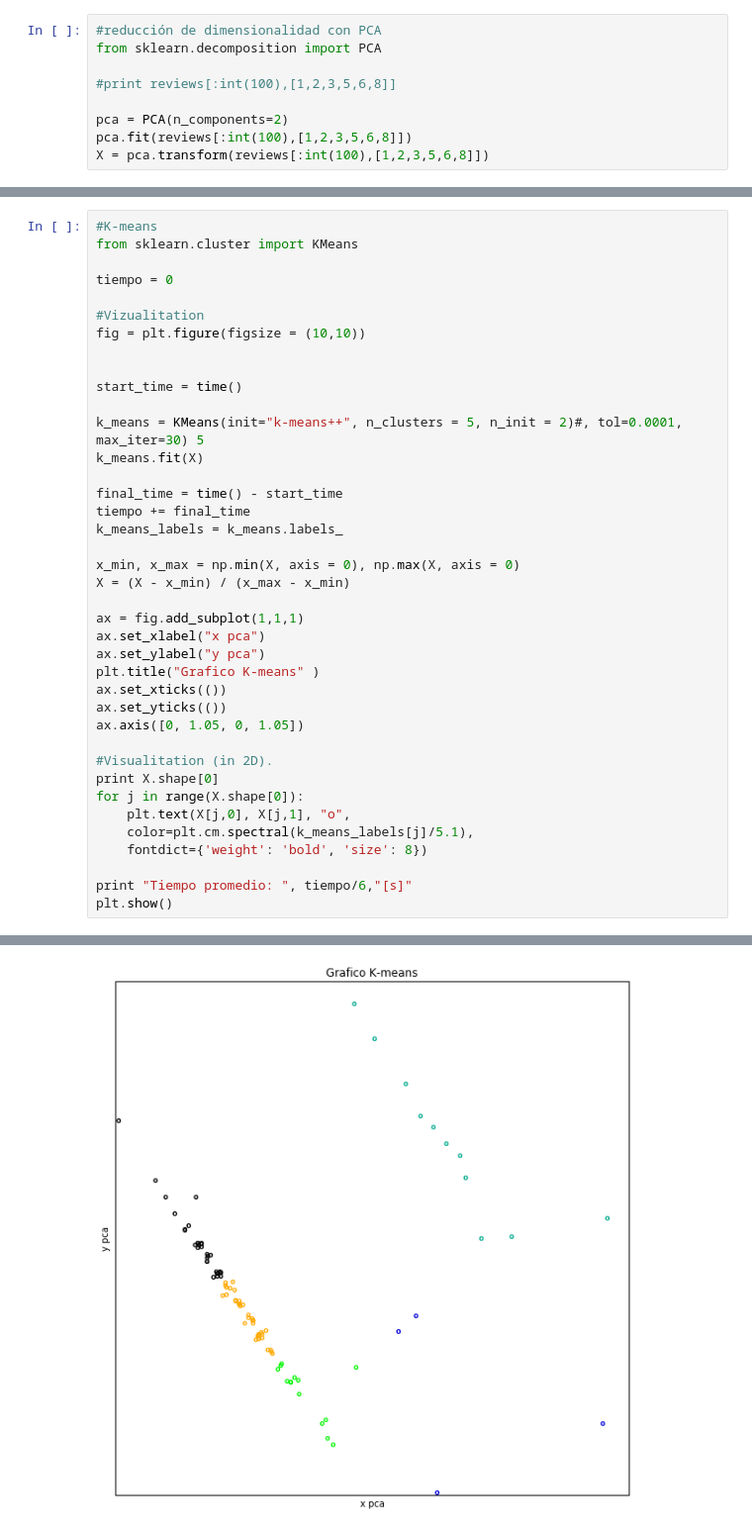
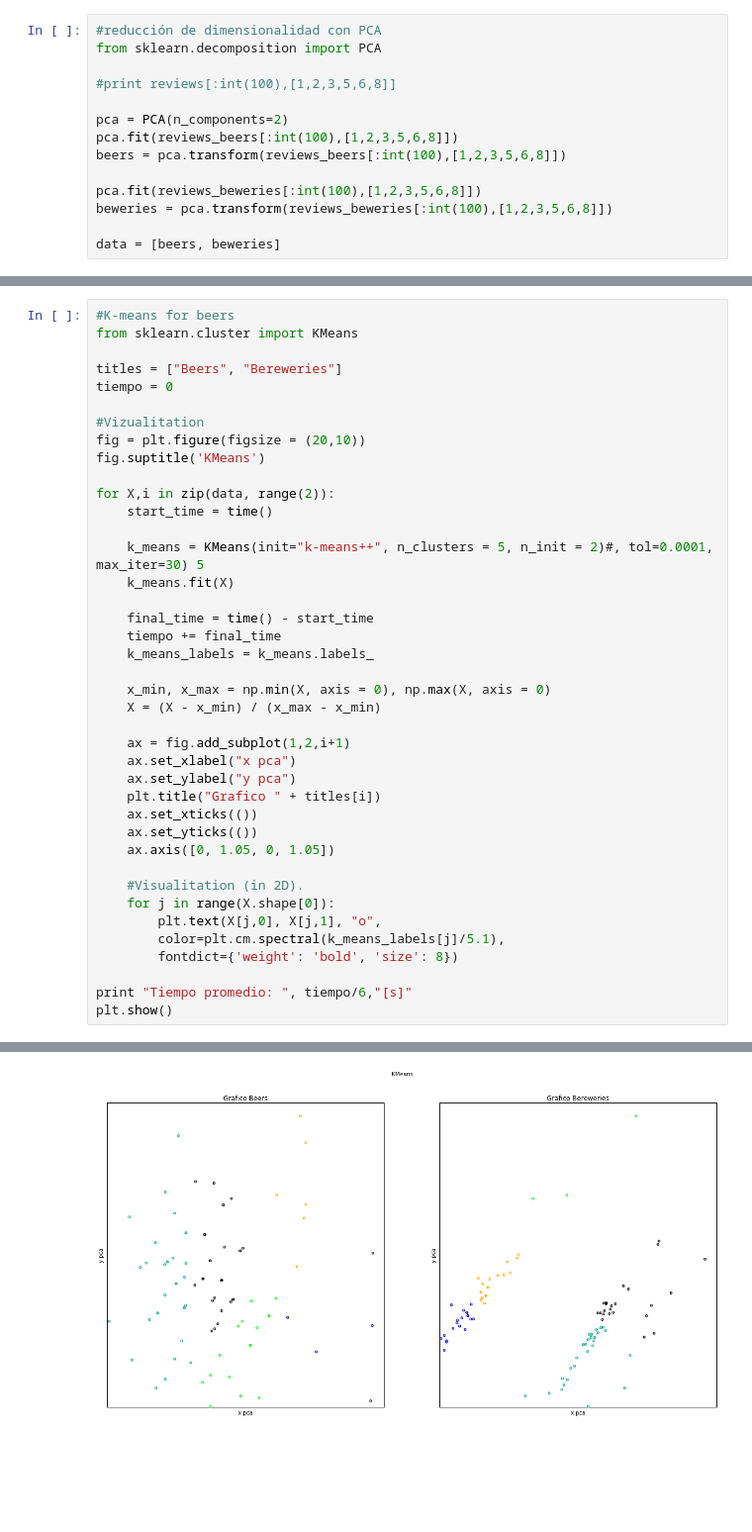
Before and after one commit to fefiweiss/Tarea1_DataMining, a Jupyter notebook: Tarea1_final.ipynb, the cells around one changed output, grey strips where cells are left out. Shown at 99% size. Drawn from its saved outputs; the diff is of its cells as text; blank space fills up the shorter version.

Commit message:
kmeans, minibatch y hac en final con k=5

```diff
--- a/Tarea1_final.ipynb
+++ b/Tarea1_final.ipynb
@@ -44,5 +61,10 @@ from sklearn.decomposition import PCA
 #print reviews[:int(100),[1,2,3,5,6,8]]
 
 pca = PCA(n_components=2)
-pca.fit(reviews[:int(100),[1,2,3,5,6,8]])
-X = pca.transform(reviews[:int(100),[1,2,3,5,6,8]])
+pca.fit(reviews_beers[:int(100),[1,2,3,5,6,8]])
+beers = pca.transform(reviews_beers[:int(100),[1,2,3,5,6,8]])
+
+pca.fit(reviews_beweries[:int(100),[1,2,3,5,6,8]])
+beweries = pca.transform(reviews_beweries[:int(100),[1,2,3,5,6,8]])
+
+data = [beers, beweries]
@@ -62,39 +93,40 @@ print X[:10]
 # %%
-#K-means
+#K-means for beers
 from sklearn.cluster import KMeans
 
+titles = ["Beers", "Bereweries"]
 tiempo = 0
 
 #Vizualitation
-fig = plt.figure(figsize = (10,10))
+fig = plt.figure(figsize = (20,10))
+fig.suptitle('KMeans')
 
+for X,i in zip(data, range(2)):
+    start_time = time()
 
-start_time = time()
+    k_means = KMeans(init="k-means++", n_clusters = 5, n_init = 2)#, tol=0.0001, max_iter=30) 5
+    k_means.fit(X)
 
-k_means = KMeans(init="k-means++", n_clusters = 5, n_init = 2)#, tol=0.0001, max_iter=30) 5
-k_means.fit(X)
+    final_time = time() - start_time
+    tiempo += final_time
+    k_means_labels = k_means.labels_
 
-final_time = time() - start_time
-tiempo += final_time
-k_means_labels = k_means.labels_
+    x_min, x_max = np.min(X, axis = 0), np.max(X, axis = 0)
+    X = (X - x_min) / (x_max - x_min)
 
-x_min, x_max = np.min(X, axis = 0), np.max(X, axis = 0)
-X = (X - x_min) / (x_max - x_min)
+    ax = fig.add_subplot(1,2,i+1)
+    ax.set_xlabel("x pca")
+    ax.set_ylabel("y pca")
+    plt.title("Grafico " + titles[i])
+    ax.set_xticks(())
+    ax.set_yticks(())
+    ax.axis([0, 1.05, 0, 1.05])
 
-ax = fig.add_subplot(1,1,1)
-ax.set_xlabel("x pca")
-ax.set_ylabel("y pca")
-plt.title("Grafico K-means" )
-ax.set_xticks(())
-ax.set_yticks(())
-ax.axis([0, 1.05, 0, 1.05])
-
-#Visualitation (in 2D).
-print X.shape[0]
-for j in range(X.shape[0]):
-    plt.text(X[j,0], X[j,1], "o",
-    color=plt.cm.spectral(k_means_labels[j]/5.1),
-    fontdict={'weight': 'bold', 'size': 8})
+    #Visualitation (in 2D).
+    for j in range(X.shape[0]):
+        plt.text(X[j,0], X[j,1], "o",
+        color=plt.cm.spectral(k_means_labels[j]/5.1),
+        fontdict={'weight': 'bold', 'size': 8})
 
 print "Tiempo promedio: ", tiempo/6,"[s]"
 plt.show()
@@ -104 +135 @@ Tiempo promedio:  0.0017724831899 [s]
-[figure, old version]
+[figure, new version]
```
Also changed, not shown: parts of 6 cells of this notebook.
